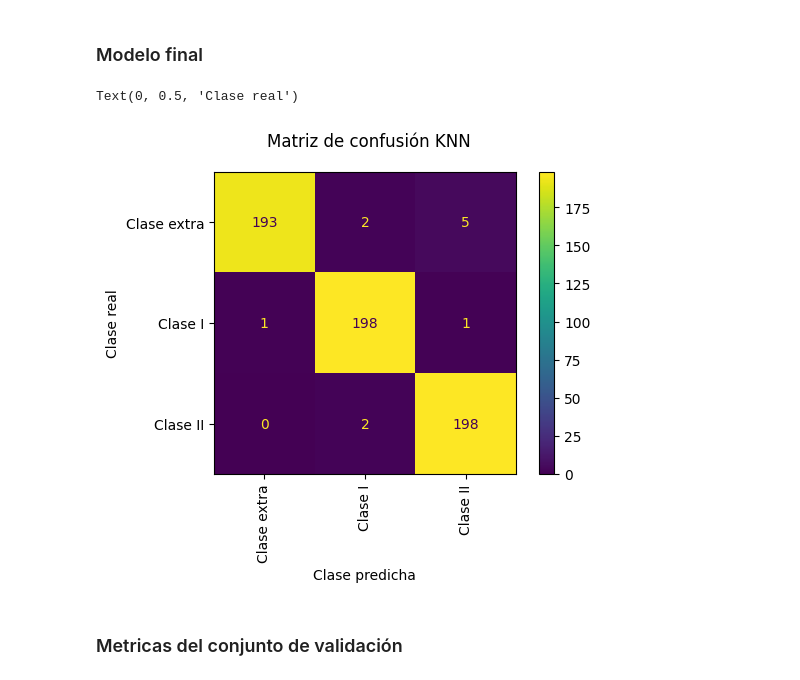
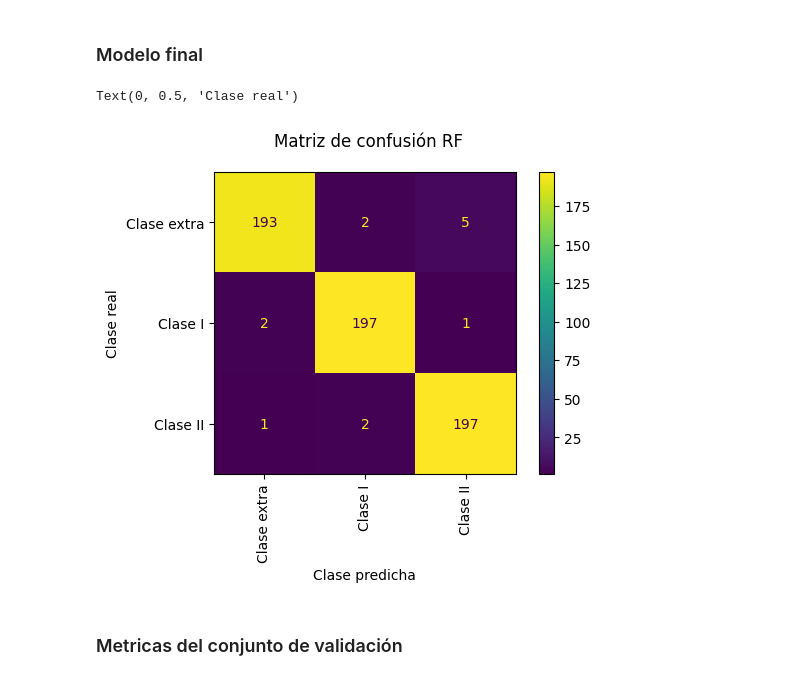
Before and after one commit to vidaldani/MangoGrading, a Jupyter notebook: RandomForest.ipynb, the cells around one changed output. Cells and saved outputs as stored; diff of their text form; code cells hidden in the pictures.

```diff
--- a/RandomForest.ipynb
+++ b/RandomForest.ipynb
@@ -237,16 +237,16 @@ Aceptamos la hipótesis: los modelos son iguales
 # %%
 modelRF = RandomForestClassifier(bootstrap=False,max_features='auto',min_samples_leaf=2,min_samples_split=5)
 modelRF.fit(x_train,t_train)
 y_predict=modelRF.predict(x_val)
 Clases=['Clase extra','Clase I','Clase II']
 disp = plot_confusion_matrix(modelRF,x_val, t_val, display_labels = Clases, xticks_rotation = 'vertical') # Muestra gráficamente la matriz de confusión
-disp.figure_.suptitle("Matriz de confusión KNN");                                                          # Añade un título a la figura de la matriz de confusión
+disp.figure_.suptitle("Matriz de confusión RF");                                                          # Añade un título a la figura de la matriz de confusión
 disp.figure_.set_dpi(100)                                                                                  # Establece el tamaño de la figura
 plt.xlabel("Clase predicha")
 plt.ylabel("Clase real")
 # %% [output]
 Text(0, 0.5, 'Clase real')
-[figure, old version]
+[figure, new version]
 # %% [markdown]
 ### Metricas del conjunto de validación
 # %%
```
Also changed, not shown: parts of 1 cell of this notebook, 4 other files.
